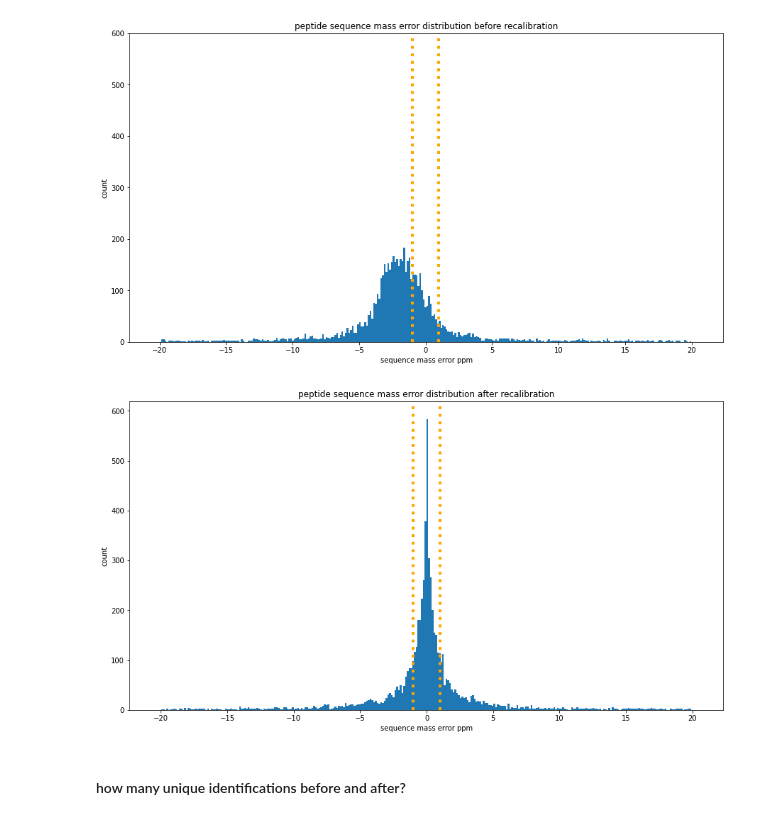
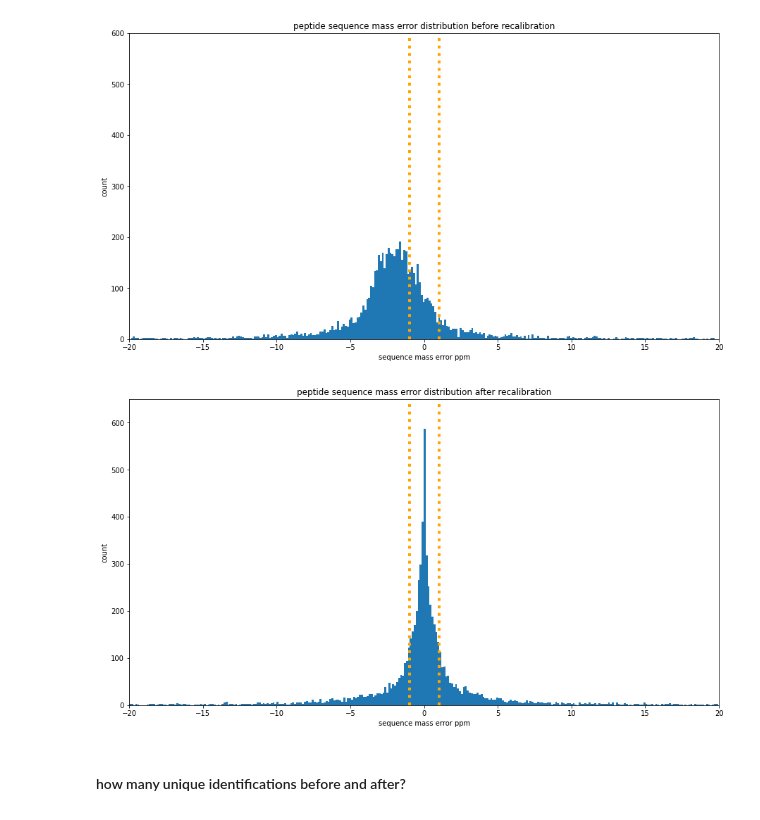
Before and after one commit to WEHI-Proteomics/tfde, a Jupyter notebook: notebooks/paper 2 - before and after mass recalibration.ipynb, the cells around one changed output. Saved outputs shown, nothing was run; the diff lists cells and outputs as text; code cells hidden in the pictures.

```diff
--- a/notebooks/paper 2 - before and after mass recalibration.ipynb
+++ b/notebooks/paper 2 - before and after mass recalibration.ipynb
@@ -10,7 +10,8 @@ experiment_base_dir = '/media/big-ssd/experiments'
 experiment_name = 'P3856'
 feature_detection_method = 'pasef'
 
-IDENTIFICATIONS_DIR = '{}/identifications-{}-cs-true-fmdw-false'.format(expanduser("~"), feature_detection_method)
+results_dir = '{}/P3856-results-cs-true-fmdw-false-2021-04-18-08-57-31'.format(expanduser("~"))
+IDENTIFICATIONS_DIR = '{}/identifications-{}'.format(results_dir, feature_detection_method)
 
 IDENTIFICATIONS_FILE = '{}/exp-{}-identifications-{}.pkl'.format(IDENTIFICATIONS_DIR, experiment_name, feature_detection_method)
 IDENTIFICATIONS_RECAL_FILE = '{}/exp-{}-identifications-{}-recalibrated.pkl'.format(IDENTIFICATIONS_DIR, experiment_name, feature_detection_method)
@@ -26,6 +28,7 @@ with open(IDENTIFICATIONS_RECAL_FILE, 'rb') as handle:
     d = pickle.load(handle)
 identifications_recal_df = d['identifications_df']
 identifications_recal_df = identifications_recal_df[(identifications_recal_df['percolator q-value'] <= MAXIMUM_Q_VALUE)]
+identifications_recal_df = identifications_recal_df[(abs(identifications_recal_df.mass_accuracy_ppm) <= 20.0)]
 # %%
 f, ax1 = plt.subplots()
 f.set_figheight(8)
@@ -39,7 +42,7 @@ hist, bins, _ = plt.hist(identifications_df.mass_accuracy_ppm, bins=bins)
 plt.xlabel('sequence mass error ppm')
 plt.ylabel('count')
 
-# plt.xlim((-20,20))
+plt.xlim((-20,20))
 plt.ylim((0,600))
 
 plt.axvline(x=+1, linestyle=':', linewidth=4, color='orange')
@@ -47,29 +50,29 @@ plt.axvline(x=-1, linestyle=':', linewidth=4, color='orange')
 
 plt.show()
 # %% [output]
-[figure, old version]
+[figure, new version]
 # %%
 f, ax1 = plt.subplots()
 f.set_figheight(8)
 f.set_figwidth(15)
 
 plt.margins(0.06)
 plt.title('peptide sequence mass error distribution after recalibration')
 
 bins = 300
 hist, bins, _ = plt.hist(identifications_recal_df.mass_accuracy_ppm, bins=bins)
 plt.xlabel('sequence mass error ppm')
 plt.ylabel('count')
 
-# plt.xlim((-20,20))
-# plt.ylim((0,1200))
+plt.xlim((-20,20))
+plt.ylim((0,650))
 
 plt.axvline(x=+1, linestyle=':', linewidth=4, color='orange')
 plt.axvline(x=-1, linestyle=':', linewidth=4, color='orange')
 
 plt.show()
 # %% [output]
-[figure, old version]
+[figure, new version]
 # %% [markdown]
 #### how many unique identifications before and after?
 # %%
```
Also changed, not shown: parts of 4 cells of this notebook, 1 other file.
